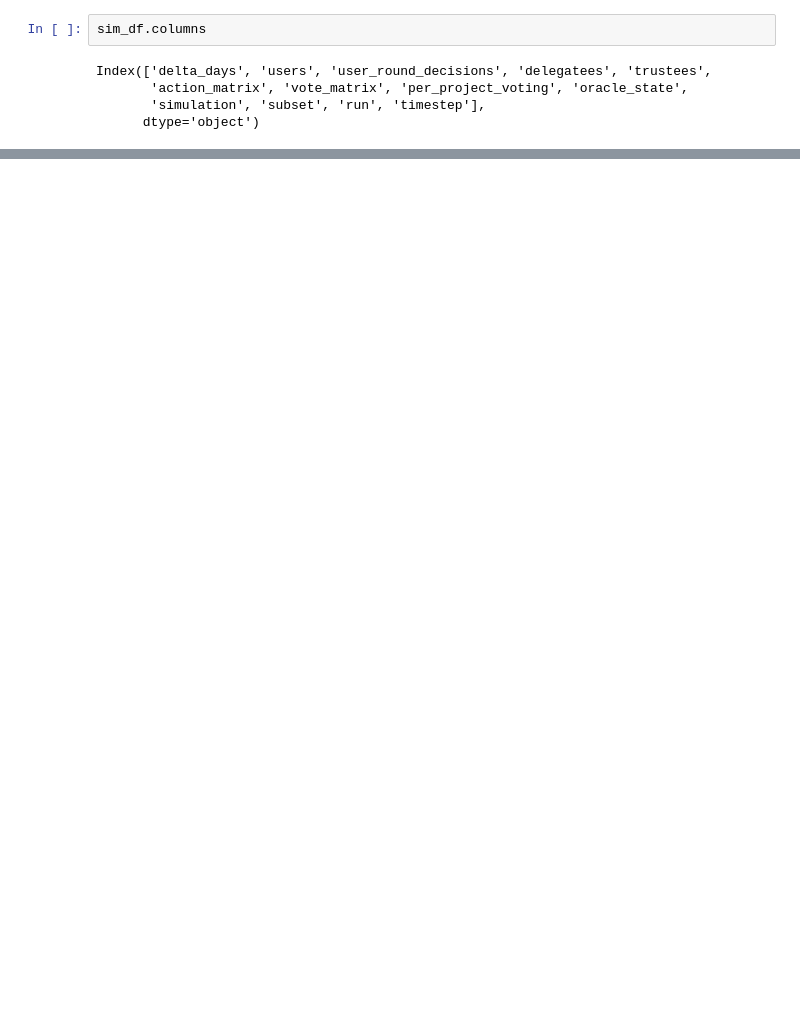
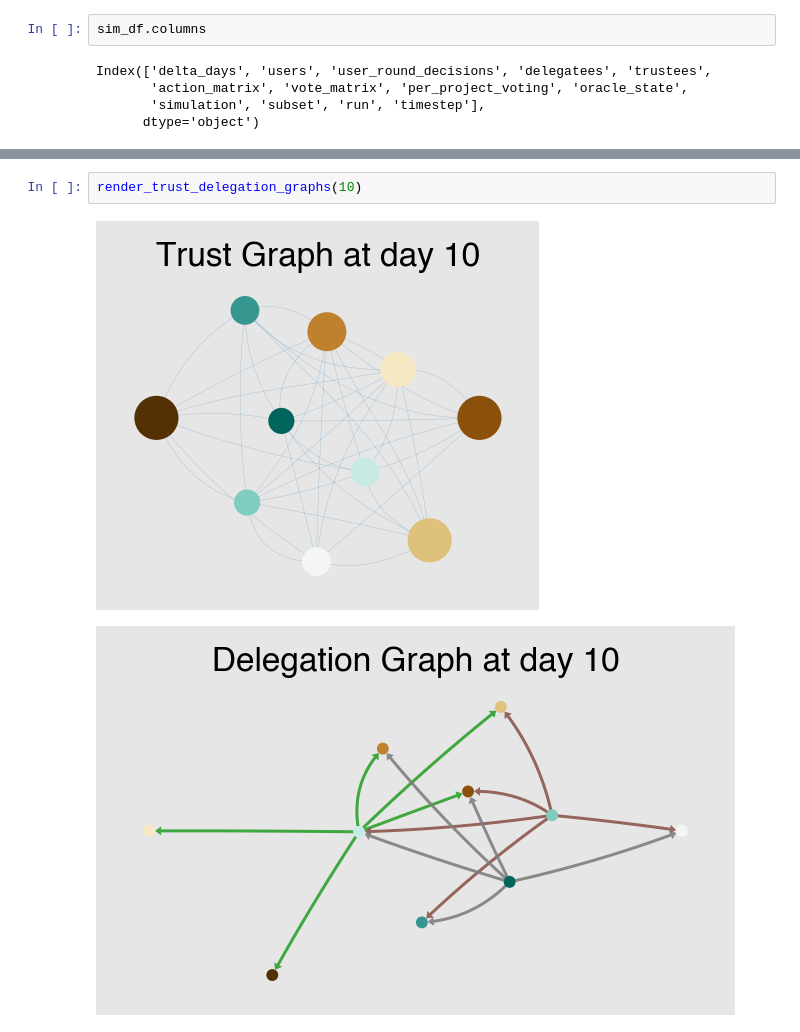
Before and after one commit to BlockScience/neural-quorum-governance, a Jupyter notebook: notebooks/sanity_check.ipynb, the cells around one changed output, grey strips where cells are left out. Cells and saved outputs as stored; diff of their text form; blank space fills up the shorter version.

```diff
--- a/notebooks/sanity_check.ipynb
+++ b/notebooks/sanity_check.ipynb
@@ -213,0 +228,5 @@ for edge
+# %%
+render_trust_delegation_graphs(10)
+# %% [output]
+[figure, added]
+[figure, added]
```
Also changed, not shown: parts of 17 cells of this notebook.
